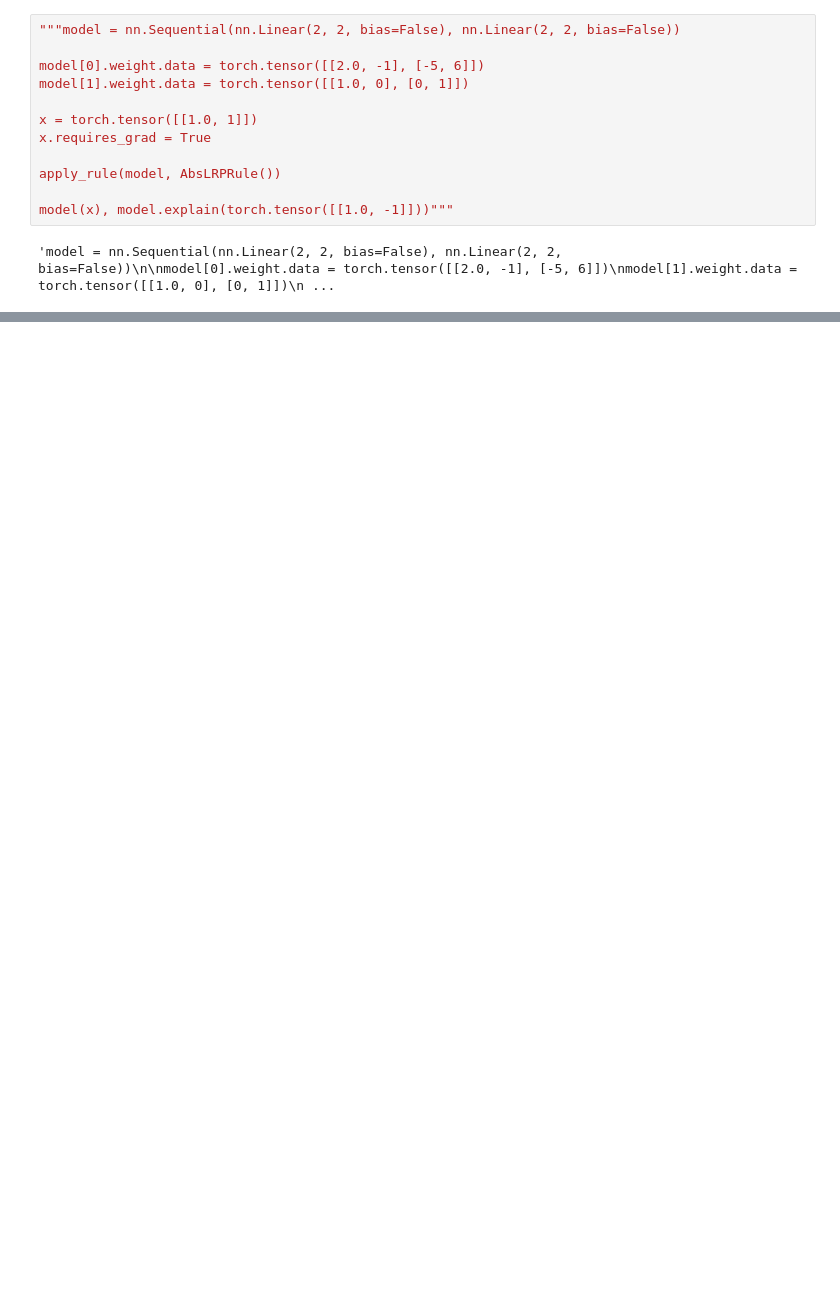
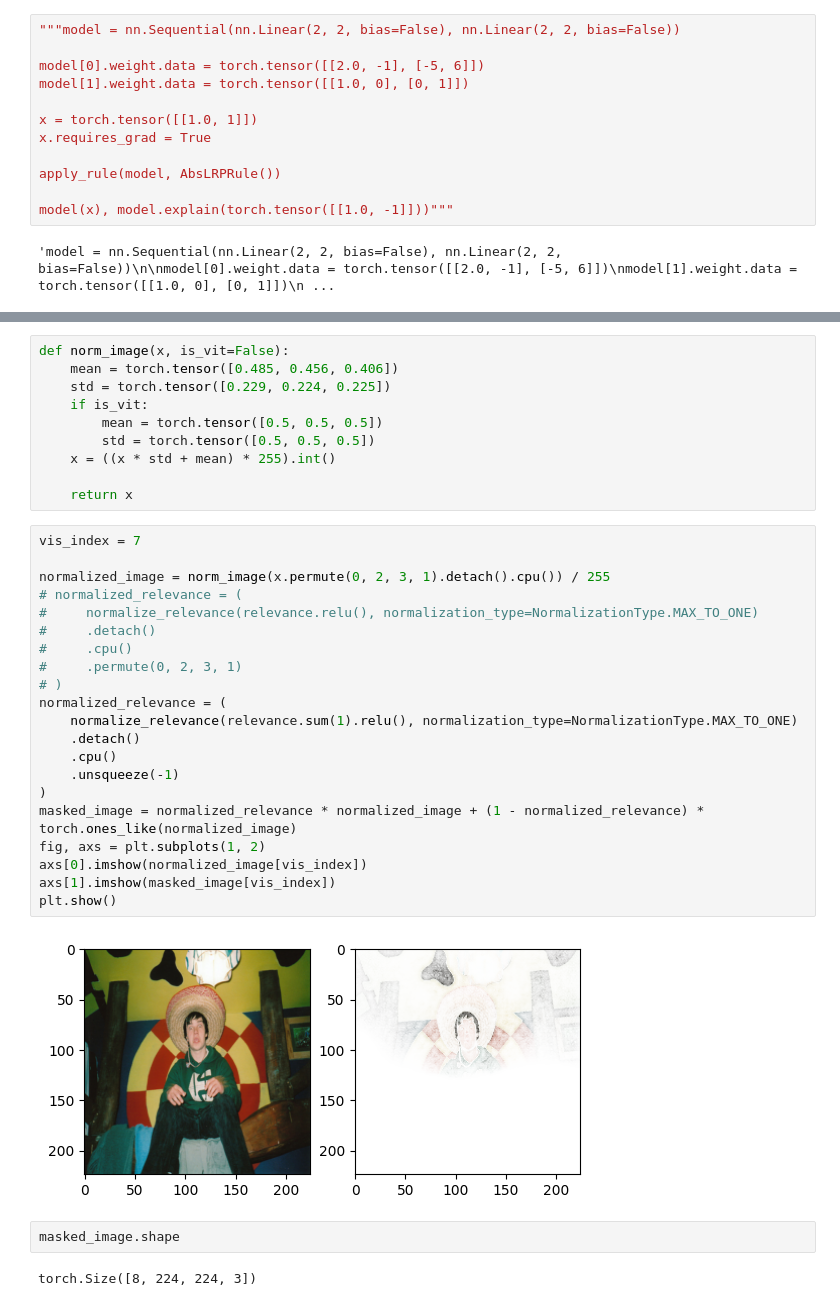
Before and after one commit to davor10105/relative-absolute-magnitude-propagation, a Jupyter notebook: RAMP_UPDATE.ipynb, the cells around one changed output, grey strips where cells are left out. Saved outputs shown, nothing was run; the diff lists cells and outputs as text; blank space fills up the shorter version.

```diff
--- a/RAMP_UPDATE.ipynb
+++ b/RAMP_UPDATE.ipynb
@@ -774,0 +774,37 @@ tensor([-8.0966e-09, -6.2248e-08,  8.4525e-08,  1.3742e-07, -1.1334e-07,
+# %%
+def norm_image(x, is_vit=False):
+    mean = torch.tensor([0.485, 0.456, 0.406])
+    std = torch.tensor([0.229, 0.224, 0.225])
+    if is_vit:
+        mean = torch.tensor([0.5, 0.5, 0.5])
+        std = torch.tensor([0.5, 0.5, 0.5])
+    x = ((x * std + mean) * 255).int()
+
+    return x
+# %%
+vis_index = 7
+
+normalized_image = norm_image(x.permute(0, 2, 3, 1).detach().cpu()) / 255
+# normalized_relevance = (
+#     normalize_relevance(relevance.relu(), normalization_type=NormalizationType.MAX_TO_ONE)
+#     .detach()
+#     .cpu()
+#     .permute(0, 2, 3, 1)
+# )
+normalized_relevance = (
+    normalize_relevance(relevance.sum(1).relu(), normalization_type=NormalizationType.MAX_TO_ONE)
+    .detach()
+    .cpu()
+    .unsqueeze(-1)
+)
+masked_image = normalized_relevance * normalized_image + (1 - normalized_relevance) * torch.ones_like(normalized_image)
+fig, axs = plt.subplots(1, 2)
+axs[0].imshow(normalized_image[vis_index])
+axs[1].imshow(masked_image[vis_index])
+plt.show()
+# %% [output]
+[figure, added]
+# %%
+masked_image.shape
+# %% [output]
+torch.Size([8, 224, 224, 3])
```
Also changed, not shown: parts of 13 cells of this notebook, 23 other files.
